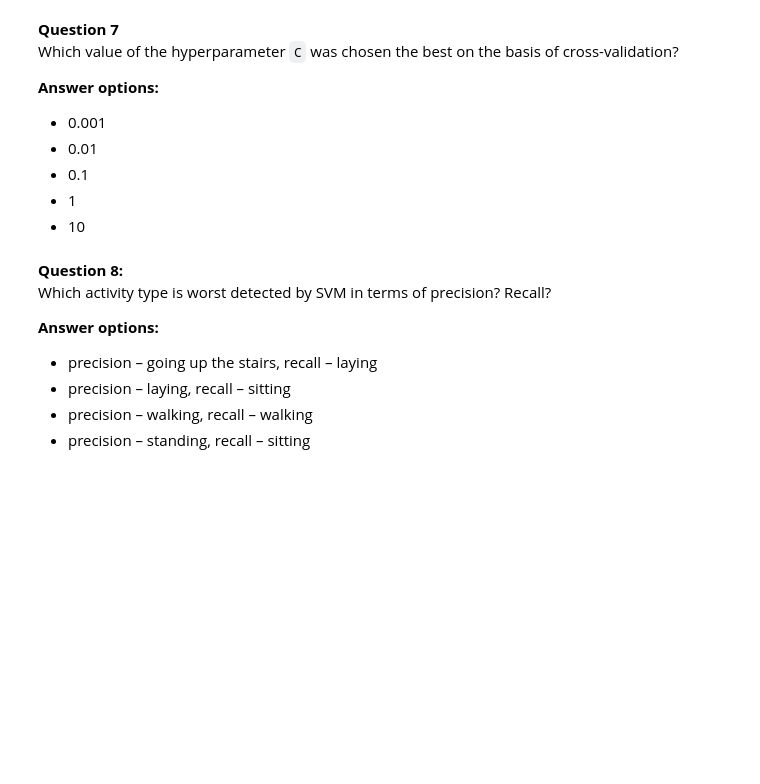
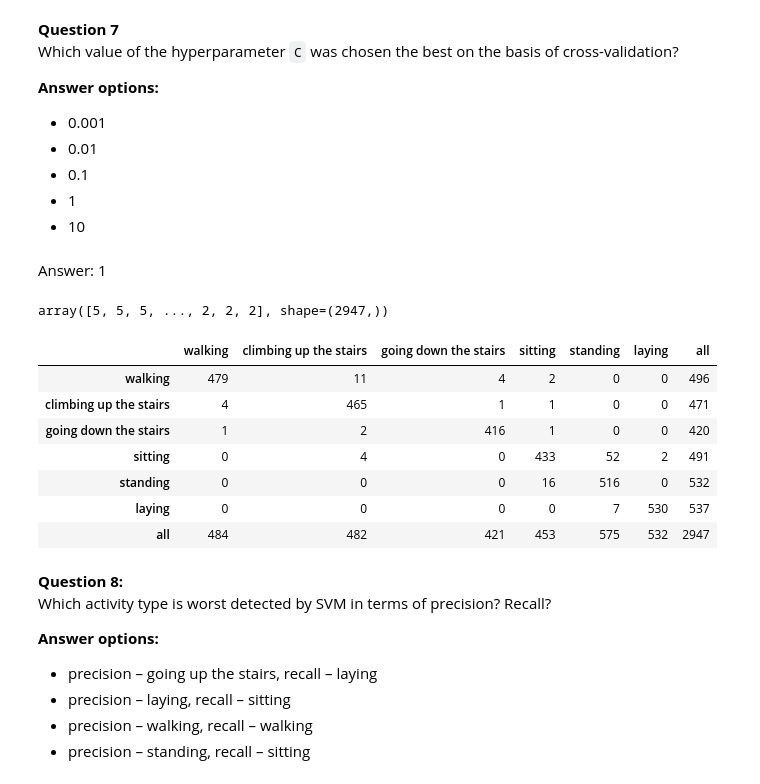
Before and after one commit to baha-celik-acn/internship-deliverables, a Jupyter notebook: mlcourse/topic_7_assignment.ipynb, the cells around one changed output. Saved outputs shown, nothing was run; the diff lists cells and outputs as text; code cells hidden in the pictures; blank space fills up the shorter version.

```diff
--- a/mlcourse/topic_7_assignment.ipynb
+++ b/mlcourse/topic_7_assignment.ipynb
@@ -334,3 +355,6 @@ Choose the `C` hyperparameter for` LinearSVC` using `GridSearchCV`.
 # %%
 svc = LinearSVC(random_state=RANDOM_STATE)
 svc_params = {'C': [0.001, 0.01, 0.1, 1, 10]}
+# %%
+
+svc.fit(X_train_scaled, y_train)
@@ -337,4 +367,4 @@ svc_params = {'C': [0.001, 0.01, 0.1, 1, 10]}
 # %%
-# %%time
-# # Your code here
-# best_svc = None
+%%time
+# Your code here
+best_svc = GridSearchCV(svc, svc_params, cv=3, n_jobs=-1)
@@ -340,0 +374,2 @@ svc_params = {'C': [0.001, 0.01, 0.1, 1, 10]}
+# %%
+best_svc.fit(X_train_scaled, y_train)
@@ -350,15 +390,30 @@ Which value of the hyperparameter `C` was chosen the best on the basis of cross-
 - 0.1
 - 1
 - 10
+# %% [markdown]
+Answer: 1
 # %%
-# y_predicted = best_svc.predict(X_test_scaled)
+y_predicted = best_svc.predict(X_test_scaled)
+# %%
+y_predicted
+# %% [output]
+array([5, 5, 5, ..., 2, 2, 2], shape=(2947,))
 # %%
-# tab = pd.crosstab(y_test, y_predicted, margins=True)
-# tab.index = ['walking', 'climbing up the stairs',
-#              'going down the stairs', 'sitting', 'standing', 'laying', 'all']
-# tab.columns = ['walking', 'climbing up the stairs',
-#              'going down the stairs', 'sitting', 'standing', 'laying', 'all']
-# tab
+tab = pd.crosstab(y_test, y_predicted, margins=True)
+tab.index = ['walking', 'climbing up the stairs',
+             'going down the stairs', 'sitting', 'standing', 'laying', 'all']
+tab.columns = ['walking', 'climbing up the stairs',
+             'going down the stairs', 'sitting', 'standing', 'laying', 'all']
+tab
+# %% [output]
+|  | walking | climbing up the stairs | going down the stairs | sitting | standing | laying | all |
+| walking | 479 | 11 | 4 | 2 | 0 | 0 | 496 |
+| climbing up the stairs | 4 | 465 | 1 | 1 | 0 | 0 | 471 |
+| going down the stairs | 1 | 2 | 416 | 1 | 0 | 0 | 420 |
+| sitting | 0 | 4 | 0 | 433 | 52 | 2 | 491 |
+| standing | 0 | 0 | 0 | 16 | 516 | 0 | 532 |
+| laying | 0 | 0 | 0 | 0 | 7 | 530 | 537 |
+| all | 484 | 482 | 421 | 453 | 575 | 532 | 2947 |
 # %% [markdown]
 **Question 8:** <br>
 Which activity type is worst detected by SVM in terms of precision? Recall?<br>
```
Also changed, not shown: parts of 21 cells of this notebook.
